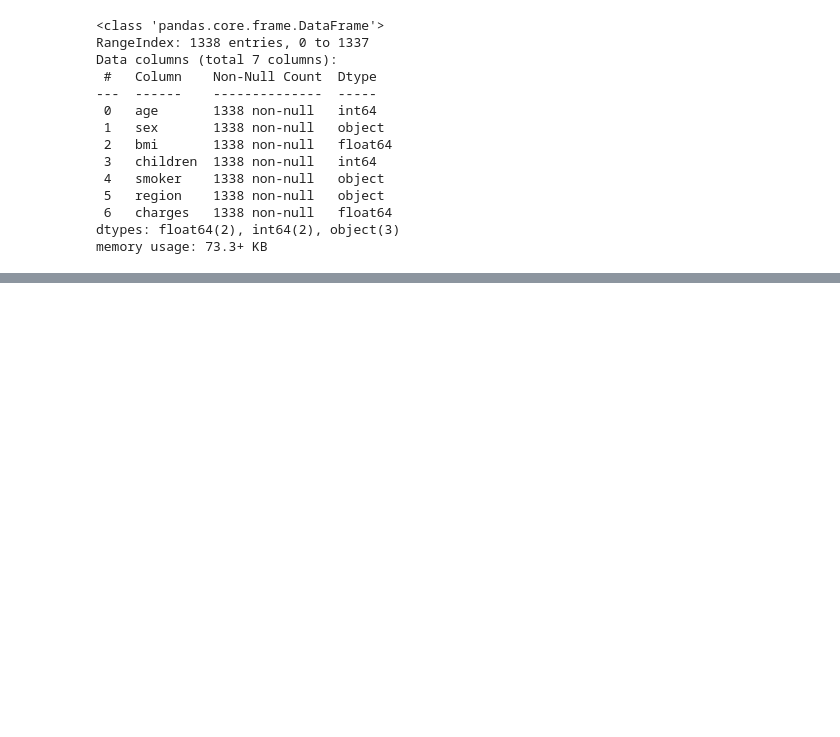
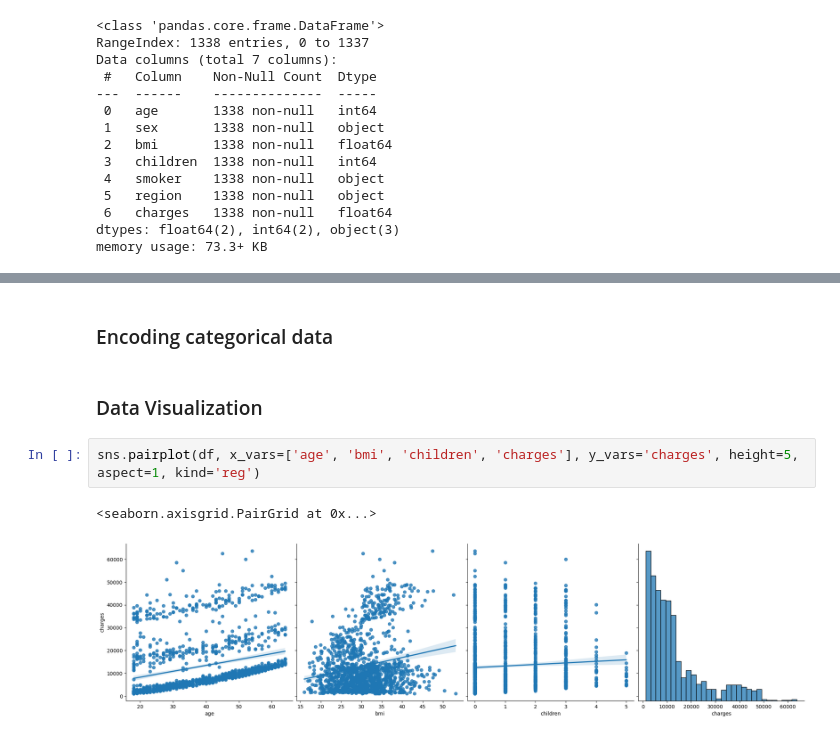
Before and after one commit to andidprastyo/ML-2023, a Jupyter notebook: 03 - Regression/tugas.ipynb, the cells around one changed output, grey strips where cells are left out. Saved outputs shown, nothing was run; the diff lists cells and outputs as text; blank space fills up the shorter version.

Commit message:
feat:Data visualization, pairplot

```diff
--- a/03 - Regression/tugas.ipynb
+++ b/03 - Regression/tugas.ipynb
@@ -55,0 +79,9 @@ memory usage: 73.3+ KB
+# %% [markdown]
+### Encoding categorical data
+# %% [markdown]
+### Data Visualization
+# %%
+sns.pairplot(df, x_vars=['age', 'bmi', 'children', 'charges'], y_vars='charges', height=5, aspect=1, kind='reg')
+# %% [output]
+<seaborn.axisgrid.PairGrid at 0x...>
+[figure, added]
```
Also changed, not shown: parts of 2 cells of this notebook.
